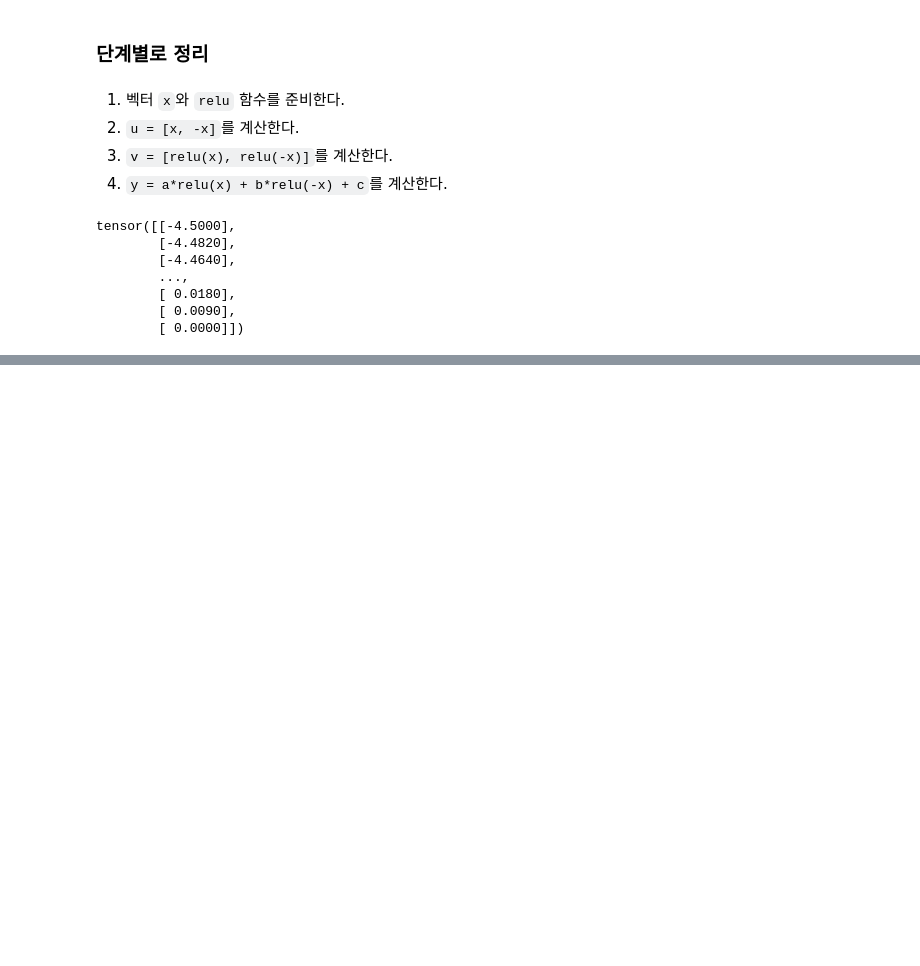
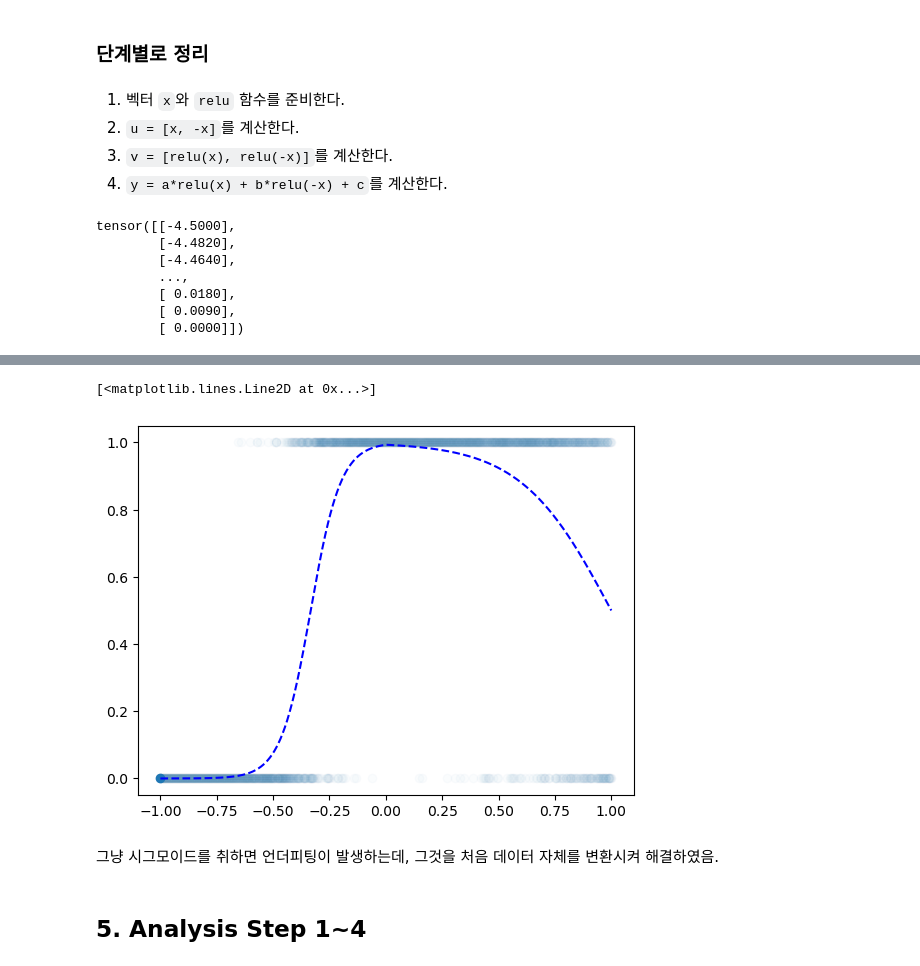
Before and after one commit to HollyRiver/DL2024, a Jupyter notebook: course/0826.ipynb, the cells around one changed output, grey strips where cells are left out. Cells and saved outputs as stored; diff of their text form; code cells hidden in the pictures; blank space fills up the shorter version.

```diff
--- a/course/0826.ipynb
+++ b/course/0826.ipynb
@@ -104,0 +210,3 @@ tensor([[-4.5000],
+# %%
+df = pd.read_csv("https://raw.githubusercontent.com/guebin/DL2024/main/posts/dnnex.csv")
+df
@@ -104,0 +227,15 @@ tensor([[-4.5000],
+# %%
+x = torch.tensor(df.x).float().reshape(-1, 1)  ## float을 붙인 건 방어적으로 코딩한 거인듯...? 아마도?
+y = torch.tensor(df.y).float().reshape(-1, 1)
+prob = torch.tensor(df.prob).float().reshape(-1, 1)
+# %%
+plt.plot(x, y, 'o', alpha = 0.02)
+plt.plot(x[0], y[0], 'o', color = "C0")
+plt.plot(x, prob, '--b')
+# %% [output]
+[<matplotlib.lines.Line2D at 0x...>]
+[figure, added]
+# %% [markdown]
+그냥 시그모이드를 취하면 언더피팅이 발생하는데, 그것을 처음 데이터 자체를 변환시켜 해결하였음.
+# %% [markdown]
+## 5. Analysis Step 1~4
```
Also changed, not shown: parts of 30 cells of this notebook, 1 other file.
